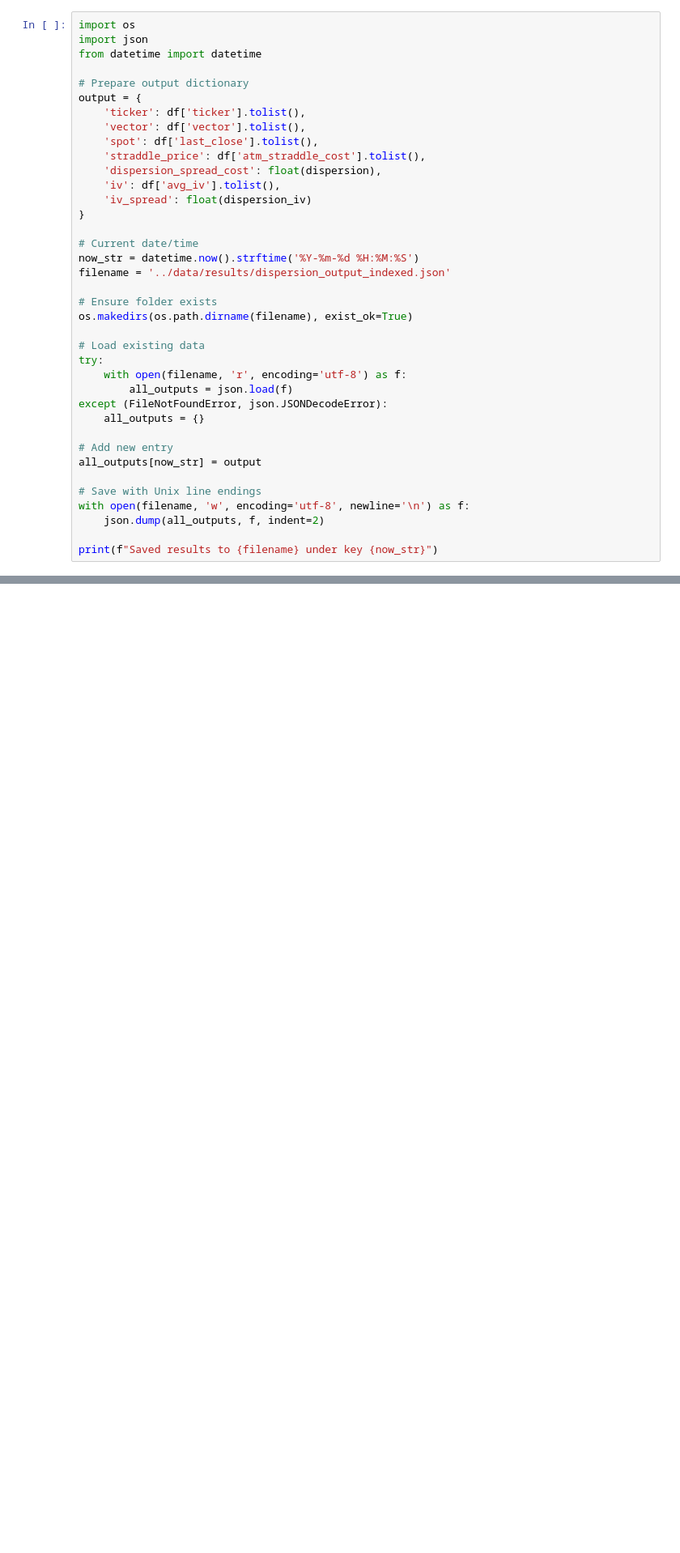
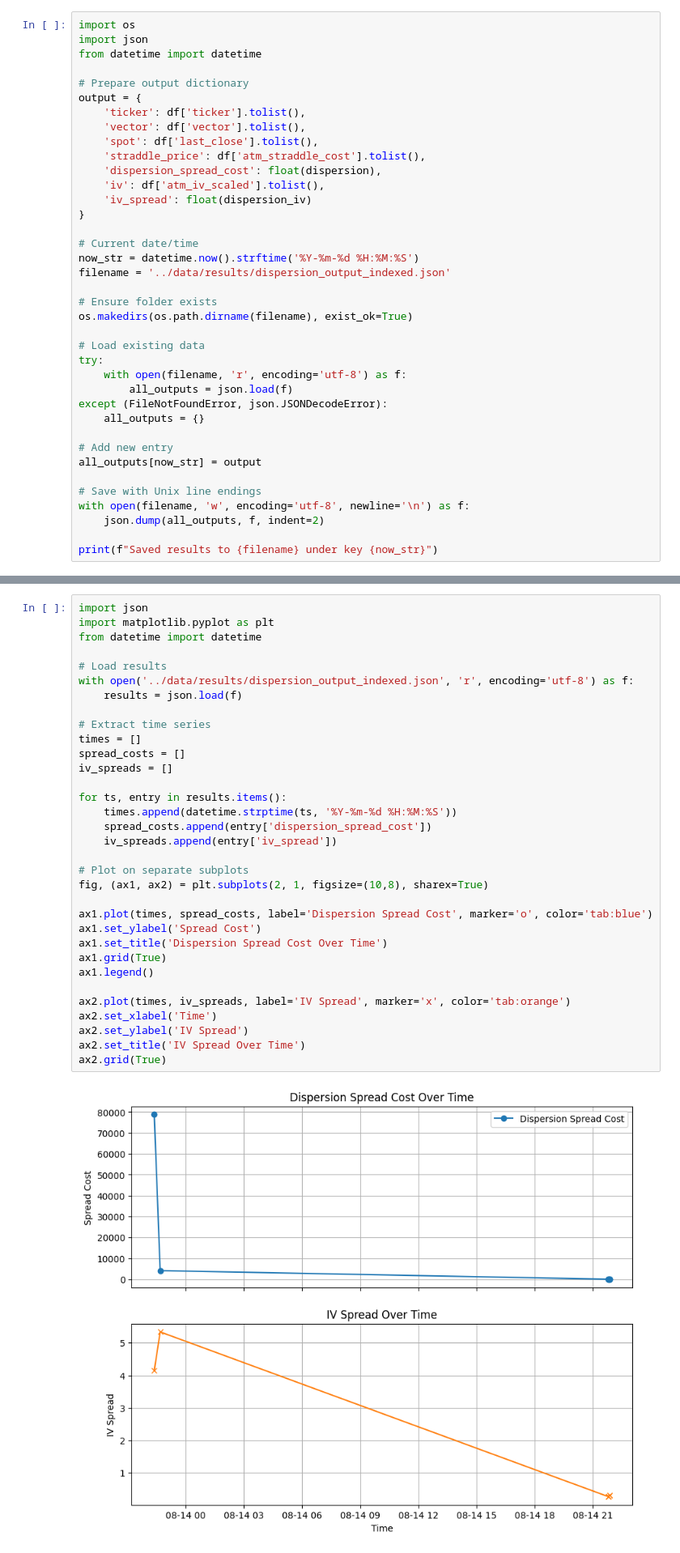
Before and after one commit to changjulian17/ibkr-connection, a Jupyter notebook: research/compute_dispersion.ipynb, the cells around one changed output, grey strips where cells are left out. Shown at 81% size. Saved outputs shown, nothing was run; the diff lists cells and outputs as text; blank space fills up the shorter version.

```diff
--- a/research/compute_dispersion.ipynb
+++ b/research/compute_dispersion.ipynb
@@ -293,7 +274,7 @@ output = {
     'spot': df['last_close'].tolist(),
     'straddle_price': df['atm_straddle_cost'].tolist(),
     'dispersion_spread_cost': float(dispersion),
-    'iv': df['avg_iv'].tolist(),
+    'iv': df['atm_iv_scaled'].tolist(),
     'iv_spread': float(dispersion_iv)
 }
 
@@ -323,0 +305,35 @@ NameError: name 'dispersion_iv' is not defined
+# %%
+import json
+import matplotlib.pyplot as plt
+from datetime import datetime
+
+# Load results
+with open('../data/results/dispersion_output_indexed.json', 'r', encoding='utf-8') as f:
+    results = json.load(f)
+
+# Extract time series
+times = []
+spread_costs = []
+iv_spreads = []
+
+for ts, entry in results.items():
+    times.append(datetime.strptime(ts, '%Y-%m-%d %H:%M:%S'))
+    spread_costs.append(entry['dispersion_spread_cost'])
+    iv_spreads.append(entry['iv_spread'])
+
+# Plot on separate subplots
+fig, (ax1, ax2) = plt.subplots(2, 1, figsize=(10,8), sharex=True)
+
+ax1.plot(times, spread_costs, label='Dispersion Spread Cost', marker='o', color='tab:blue')
+ax1.set_ylabel('Spread Cost')
+ax1.set_title('Dispersion Spread Cost Over Time')
+ax1.grid(True)
+ax1.legend()
+
+ax2.plot(times, iv_spreads, label='IV Spread', marker='x', color='tab:orange')
+ax2.set_xlabel('Time')
+ax2.set_ylabel('IV Spread')
+ax2.set_title('IV Spread Over Time')
+ax2.grid(True)
+# %% [output]
+[figure, added]
```
Also changed, not shown: parts of 6 cells of this notebook, 1 other file.
